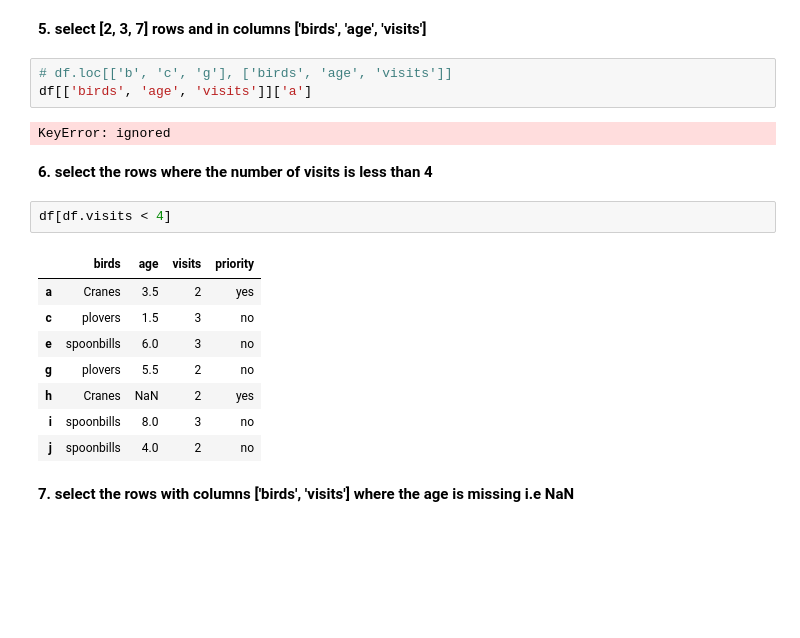
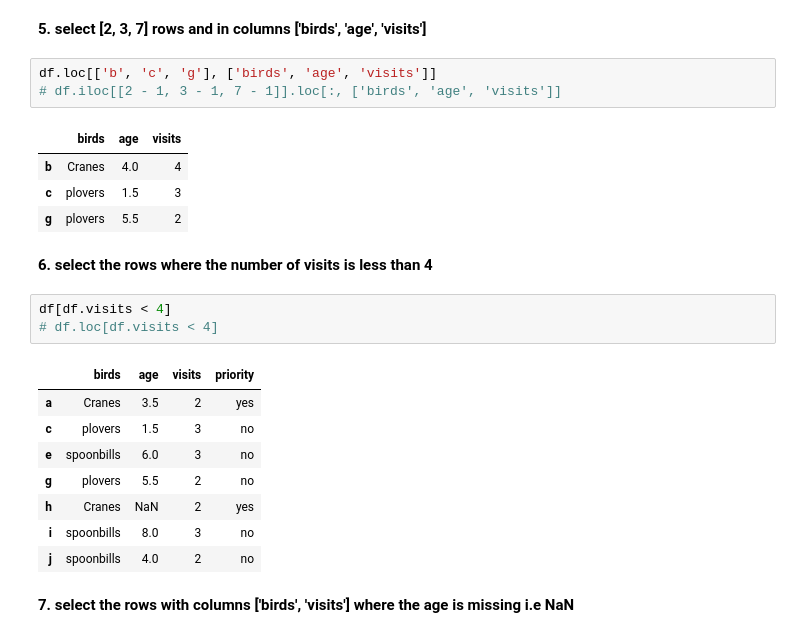
Before and after one commit to abraham-john-paul/AppliedAICourse, a Jupyter notebook: pandas_basics_practice.ipynb, the cells around one changed output. Saved outputs shown, nothing was run; the diff lists cells and outputs as text; blank space fills up the shorter version.

```diff
--- a/pandas_basics_practice.ipynb
+++ b/pandas_basics_practice.ipynb
@@ -69,14 +72,18 @@ df[['birds', 'age']]
 # %% [markdown]
 **5. select [2, 3, 7] rows and in columns ['birds', 'age', 'visits']**
 # %%
-# df.loc[['b', 'c', 'g'], ['birds', 'age', 'visits']]
-df[['birds', 'age', 'visits']]['a']
+df.loc[['b', 'c', 'g'], ['birds', 'age', 'visits']]
+# df.iloc[[2 - 1, 3 - 1, 7 - 1]].loc[:, ['birds', 'age', 'visits']]
 # %% [output]
-KeyError: ignored
+|  | birds | age | visits |
+| b | Cranes | 4.0 | 4 |
+| c | plovers | 1.5 | 3 |
+| g | plovers | 5.5 | 2 |
 # %% [markdown]
 **6. select the rows where the number of visits is less than 4**
 # %%
 df[df.visits < 4]
+# df.loc[df.visits < 4]
 # %% [output]
 |  | birds | age | visits | priority |
 | a | Cranes | 3.5 | 2 | yes |
```
Also changed, not shown: parts of 15 cells of this notebook.
